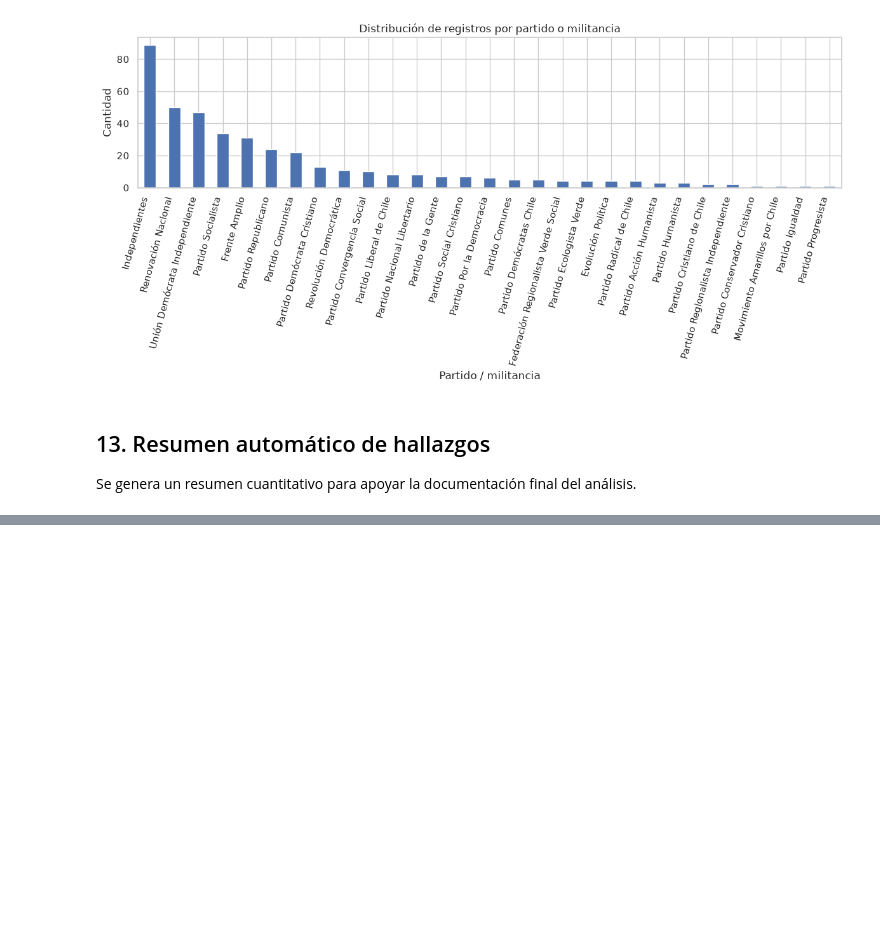
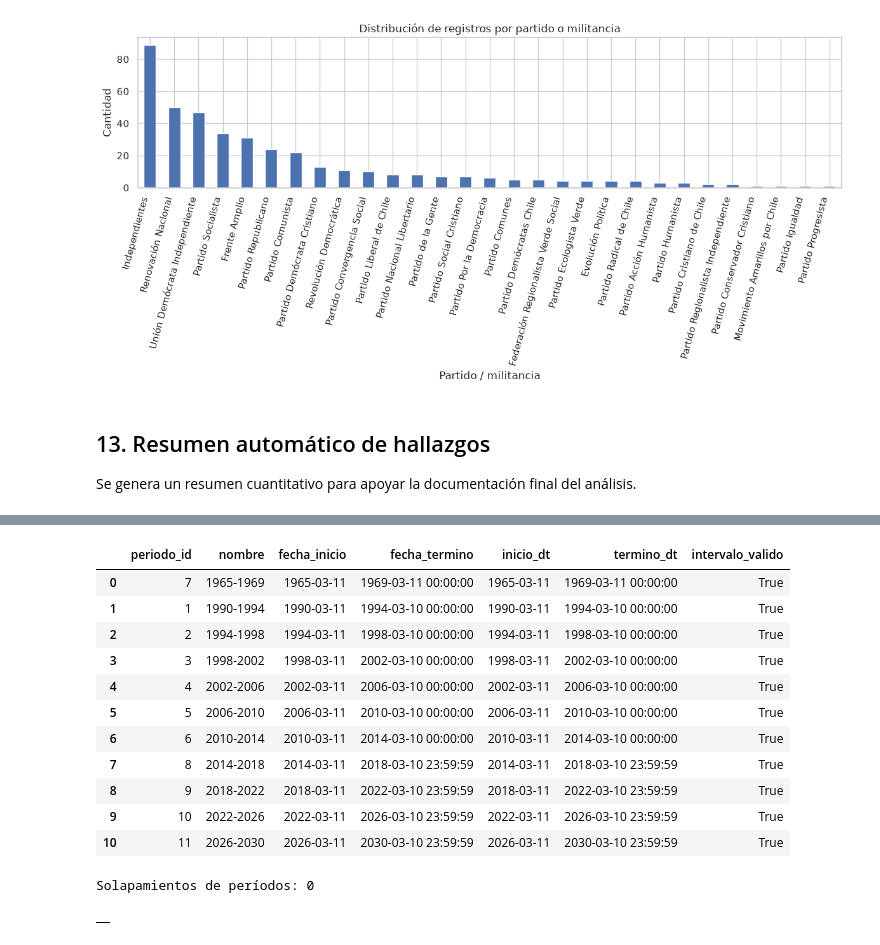
Before and after one commit to joserodriguezc/grupo_1_programacion_ciencia_datos, a Jupyter notebook: F2/notebooks/F2_02_exploracion.ipynb, the cells around one changed output, grey strips where cells are left out. Saved outputs shown, nothing was run; the diff lists cells and outputs as text; code cells hidden in the pictures; blank space fills up the shorter version.

```diff
--- a/F2/notebooks/F2_02_exploracion.ipynb
+++ b/F2/notebooks/F2_02_exploracion.ipynb
@@ -640,0 +1545,65 @@ Se genera un resumen cuantitativo para apoyar la documentación final del análi
+# %%
+periodos_temporales = None
+solapamientos_periodos = []
+
+if (
+    df_periodos is not None
+    and {
+        "periodo_id",
+        "fecha_inicio",
+        "fecha_termino"
+    }.issubset(df_periodos.columns)
+):
+    periodos_temporales = df_periodos.copy()
+
+    periodos_temporales["inicio_dt"] = pd.to_datetime(
+        periodos_temporales["fecha_inicio"],
+        errors="coerce"
+    )
+
+    periodos_temporales["termino_dt"] = pd.to_datetime(
+        periodos_temporales["fecha_termino"],
+        errors="coerce"
+    )
+
+    periodos_temporales["intervalo_valido"] = (
+        periodos_temporales["inicio_dt"]
+        <= periodos_temporales["termino_dt"]
+    )
+
+    display(periodos_temporales)
+
+    ordenados = (
+        periodos_temporales
+        .sort_values("inicio_dt")
+        .reset_index(drop=True)
+    )
+
+    for i in range(len(ordenados)):
+        for j in range(i + 1, len(ordenados)):
+            if (
+                ordenados.loc[j, "inicio_dt"]
+                < ordenados.loc[i, "termino_dt"]
+            ):
+                solapamientos_periodos.append({
+                    "periodo_a": ordenados.loc[i, "periodo_id"],
+                    "periodo_b": ordenados.loc[j, "periodo_id"]
+                })
+
+print("Solapamientos de períodos:", len(solapamientos_periodos))
+display(pd.DataFrame(solapamientos_periodos))
+# %% [output]
+|  | periodo_id | nombre | fecha_inicio | fecha_termino | inicio_dt | termino_dt | intervalo_valido |
+| 0 | 7 | 1965-1969 | 1965-03-11 | 1969-03-11 00:00:00 | 1965-03-11 | 1969-03-11 00:00:00 | True |
+| 1 | 1 | 1990-1994 | 1990-03-11 | 1994-03-10 00:00:00 | 1990-03-11 | 1994-03-10 00:00:00 | True |
+| 2 | 2 | 1994-1998 | 1994-03-11 | 1998-03-10 00:00:00 | 1994-03-11 | 1998-03-10 00:00:00 | True |
+| 3 | 3 | 1998-2002 | 1998-03-11 | 2002-03-10 00:00:00 | 1998-03-11 | 2002-03-10 00:00:00 | True |
+| 4 | 4 | 2002-2006 | 2002-03-11 | 2006-03-10 00:00:00 | 2002-03-11 | 2006-03-10 00:00:00 | True |
+| 5 | 5 | 2006-2010 | 2006-03-11 | 2010-03-10 00:00:00 | 2006-03-11 | 2010-03-10 00:00:00 | True |
+| 6 | 6 | 2010-2014 | 2010-03-11 | 2014-03-10 00:00:00 | 2010-03-11 | 2014-03-10 00:00:00 | True |
+| 7 | 8 | 2014-2018 | 2014-03-11 | 2018-03-10 23:59:59 | 2014-03-11 | 2018-03-10 23:59:59 | True |
+| 8 | 9 | 2018-2022 | 2018-03-11 | 2022-03-10 23:59:59 | 2018-03-11 | 2022-03-10 23:59:59 | True |
+| 9 | 10 | 2022-2026 | 2022-03-11 | 2026-03-10 23:59:59 | 2022-03-11 | 2026-03-10 23:59:59 | True |
+| 10 | 11 | 2026-2030 | 2026-03-11 | 2030-03-10 23:59:59 | 2026-03-11 | 2030-03-10 23:59:59 | True |
+Solapamientos de períodos: 0
+|  |
```
Also changed, not shown: parts of 32 cells of this notebook, 1 other file.
